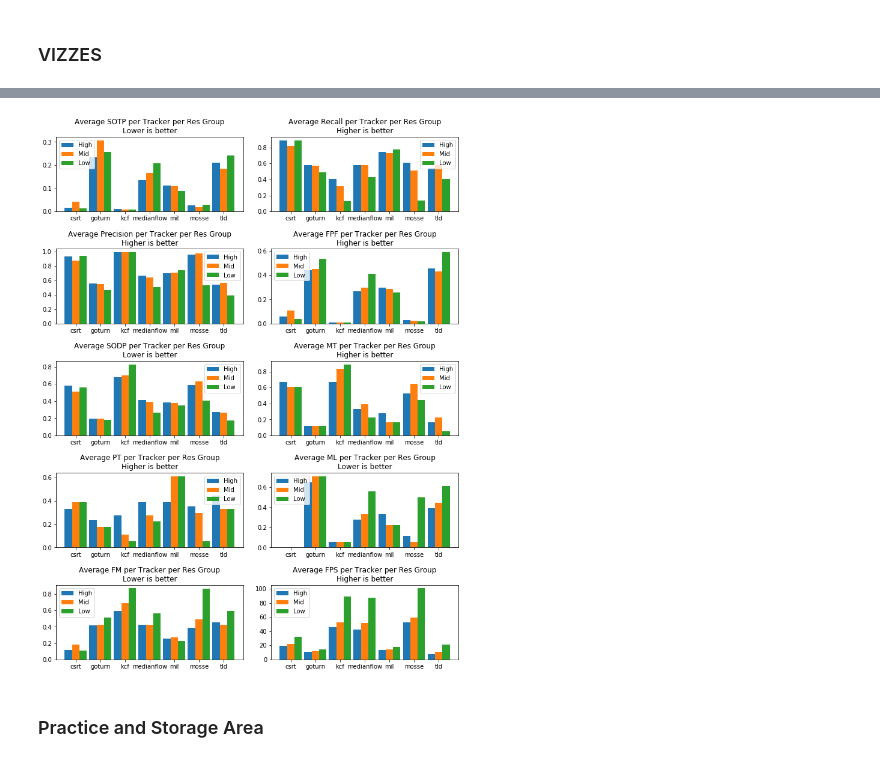
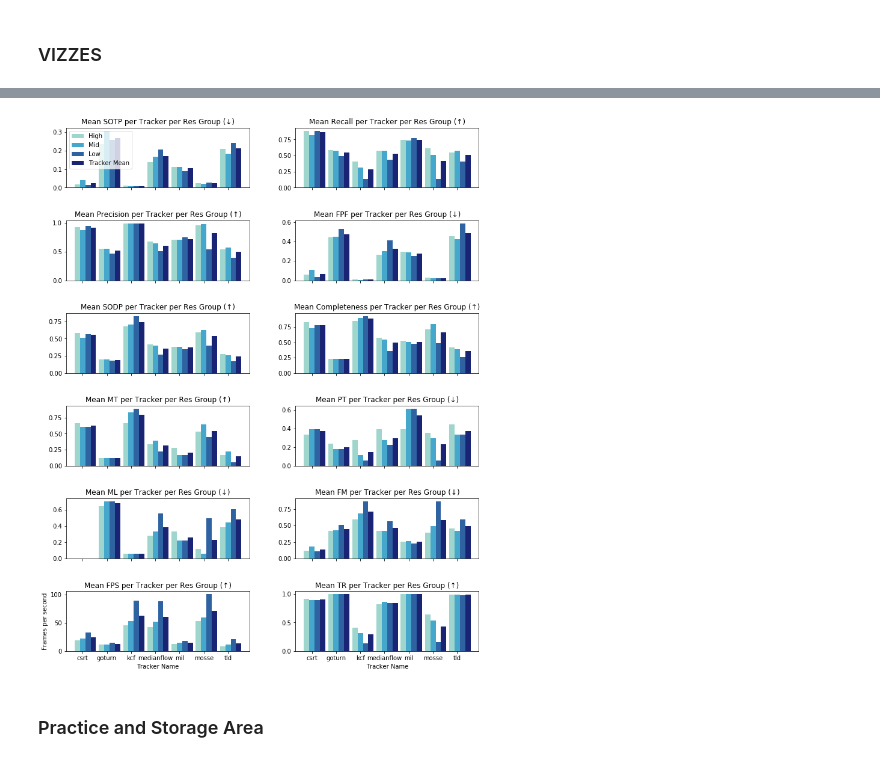
Before and after one commit to kieranbd/thesis, a Jupyter notebook: Data_Viz.ipynb, the cells around one changed output, grey strips where cells are left out. Cells and saved outputs as stored; diff of their text form; code cells hidden in the pictures.

```diff
--- a/Data_Viz.ipynb
+++ b/Data_Viz.ipynb
@@ -41,17 +46,22 @@ groups = ('High', 'Mid', 'Low')
 # %%
-fig, ax = plt.subplots(figsize=(7,4))
+fig, ax = plt.subplots(figsize=(5,3))
+# fig.subplots_adjust(hspace = .5, wspace=.15)
 ind = np.arange(N)
-width = 0.3
+width = 0.22
 
-p1 = ax.bar(ind, high_means, width, bottom=0)
-p2 = ax.bar(ind+width, mid_means, width, bottom=0)
-p3 = ax.bar(ind+2*width, low_means, width, bottom=0)
+colours = ['#9ed5cd', '#44a7cb', '#2e62a1', '#192574']
+
+p1 = ax.bar(ind, high_means, width, bottom=0, color=colours[0])
+p2 = ax.bar(ind+width, mid_means, width, bottom=0, color=colours[1])
+p3 = ax.bar(ind+2*width, low_means, width, bottom=0, color=colours[2])
+p4 = ax.bar(ind+3*width, mean_means, width, bottom=0, color=colours[3])
+
 
 ax.set_title('Average SOTP per Tracker and Res Group')
-ax.set_xticks(ind + width)
+ax.set_xticks(ind + 1.5*width)
 ax.set_xticklabels(trackers)
 
-ax.legend((p1[0], p2[0], p3[0]), groups)
+ax.legend((p1[0], p2[0], p3[0], p4[0]), groups)
 ax.autoscale_view()
 
 plt.show()
@@ -58,47 +76,63 @@ plt.show()
 # %%
-fig, axs = plt.subplots(5,2, figsize=(12, 16))
-fig.subplots_adjust(hspace = .5, wspace=.15)
+fig, axs = plt.subplots(6,2, figsize=(12.3, 16), sharex=True)
+fig.subplots_adjust(hspace = .55, wspace=.25)
 
 trackers = ('csrt', 'goturn', 'kcf', 'medianflow', 'mil', 'mosse', 'tld')
-groups = ('High', 'Mid', 'Low')
+groups = ('High', 'Mid', 'Low', 'Tracker Mean')
 
-data = np.arange(10)
-metrics = ('SOTP','Recall','Precision','FPF','SODP','MT','PT','ML','FM','FPS')
+# metrics = ('SOTP','Recall','Precision','FPF','SODP','MT','PT','ML','FM','FPS')
+metrics = ('SOTP','Recall','Precision','FPF','SODP','Completeness','MT','PT','ML','FM','FPS','TR')
+count = 1
 
 for ax, m in zip(axs.ravel(), metrics):
 
+    # means for each res group for each tracker
     high_means = df.groupby(['Tracker', 'Res Group'])[m].mean().unstack().loc[:,('High')]
     mid_means = df.groupby(['Tracker', 'Res Group'])[m].mean().unstack().loc[:,('Mid')]
     low_means = df.groupby(['Tracker', 'Res Group'])[m].mean().unstack().loc[:,('Low')]
+    # means for each tracker
+    mean_means = df.groupby(['Tracker'])[m].mean()
 
-    width = 0.3
+    width = 0.22
 
-    p1 = ax.bar(ind, high_means, width, bottom=0)
-    p2 = ax.bar(ind+width, mid_means, width, bottom=0)
-    p3 = ax.bar(ind+2*width, low_means, width, bottom=0)
+    colours = ['#9ed5cd', '#44a7cb', '#2e62a1', '#192574']
+
+    p1 = ax.bar(ind, high_means, width, bottom=0, color=colours[0])
+    p2 = ax.bar(ind+width, mid_means, width, bottom=0, color=colours[1])
+    p3 = ax.bar(ind+2*width, low_means, width, bottom=0, color=colours[2])
+    p4 = ax.bar(ind+3*width, mean_means, width, bottom=0, color=colours[3])
 
     def better(x):
         return {
-            'SOTP': 'Lower',
-            'Recall': 'Higher',
-            'Precision': 'Higher',
-            'FPF': 'Higher',
-            'SODP': 'Lower',
-            'MT': 'Higher',
-            'PT': 'Higher',
-            'ML': 'Lower',
-            'FM': 'Lower',
-            'FPS': 'Higher',
+            'SOTP': ['Lower', '\u2193'],
+            'Recall': ['Higher', '\u2191'],
+            'Precision': ['Higher', '\u2191'],
+            'FPF': ['Lower', '\u2193'],
+            'SODP': ['Higher', '\u2191'],
+            'Completeness': ['Higher', '\u2191'],
+            'MT': ['Higher', '\u2191'],
+            'PT': ['Lower', '\u2193'],
+            'ML': ['Lower', '\u2193'],
+            'FM': ['Lower', '\u2193'],
+            'FPS': ['Higher', '\u2191'],
+            'TR': ['Higher', '\u2191']
         }[x]
 
-    ax.set_title('Average ' + str(m) + ' per Tracker per Res Group\n' + better(m) + ' is better')
+    ax.set_title('Mean ' + str(m) + ' per Tracker per Res Group (' + better(m)[1] + ')')
     ax.set_xticks(ind + width)
     ax.set_xticklabels(trackers)
 
-    ax.legend((p1[0], p2[0], p3[0]), groups)
+    ax.set_xlabel('Tracker Name') if count == 11 or count == 12 else None
+    ax.set_ylabel('Frames per second') if count == 11 else None
+
+    ax.legend((p1[0], p2[0], p3[0], p4[0]), groups, loc='upper left') if count == 1 else None
     ax.autoscale_view()
+    count += 1
+
+fig.savefig('/Users/kierandonnelly/Google Drive/Masters 2018 - \
+Kieran Donnelly (Data Science)/Reports/Report_LaTeX/Images/backups/trk-results-graphs.png', bbox_inches='tight')
 # %% [output]
-[figure, old version]
+[figure, new version]
 # %% [markdown]
 ### Practice and Storage Area
 # %%
```
Also changed, not shown: parts of 5 cells of this notebook, 4 other files.
